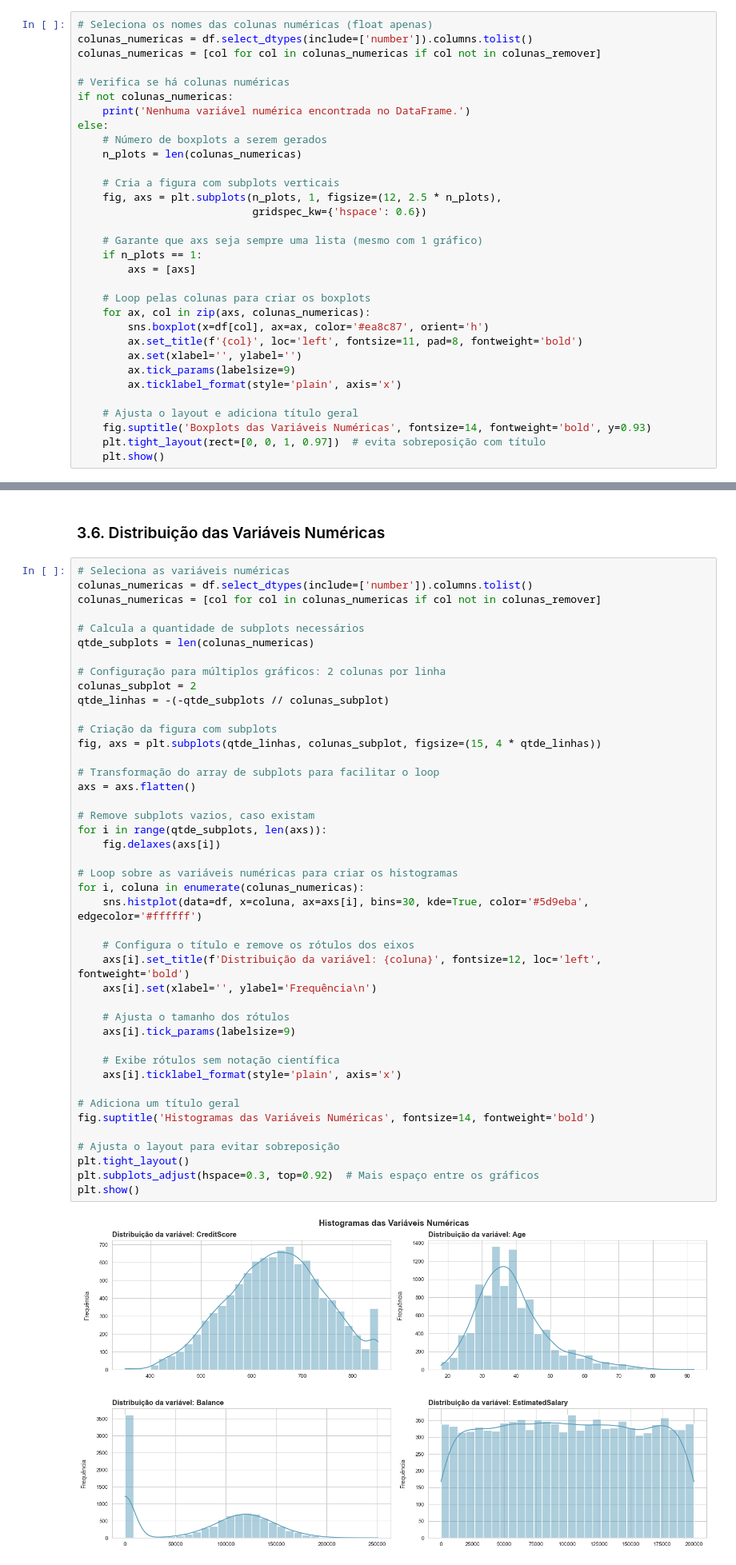
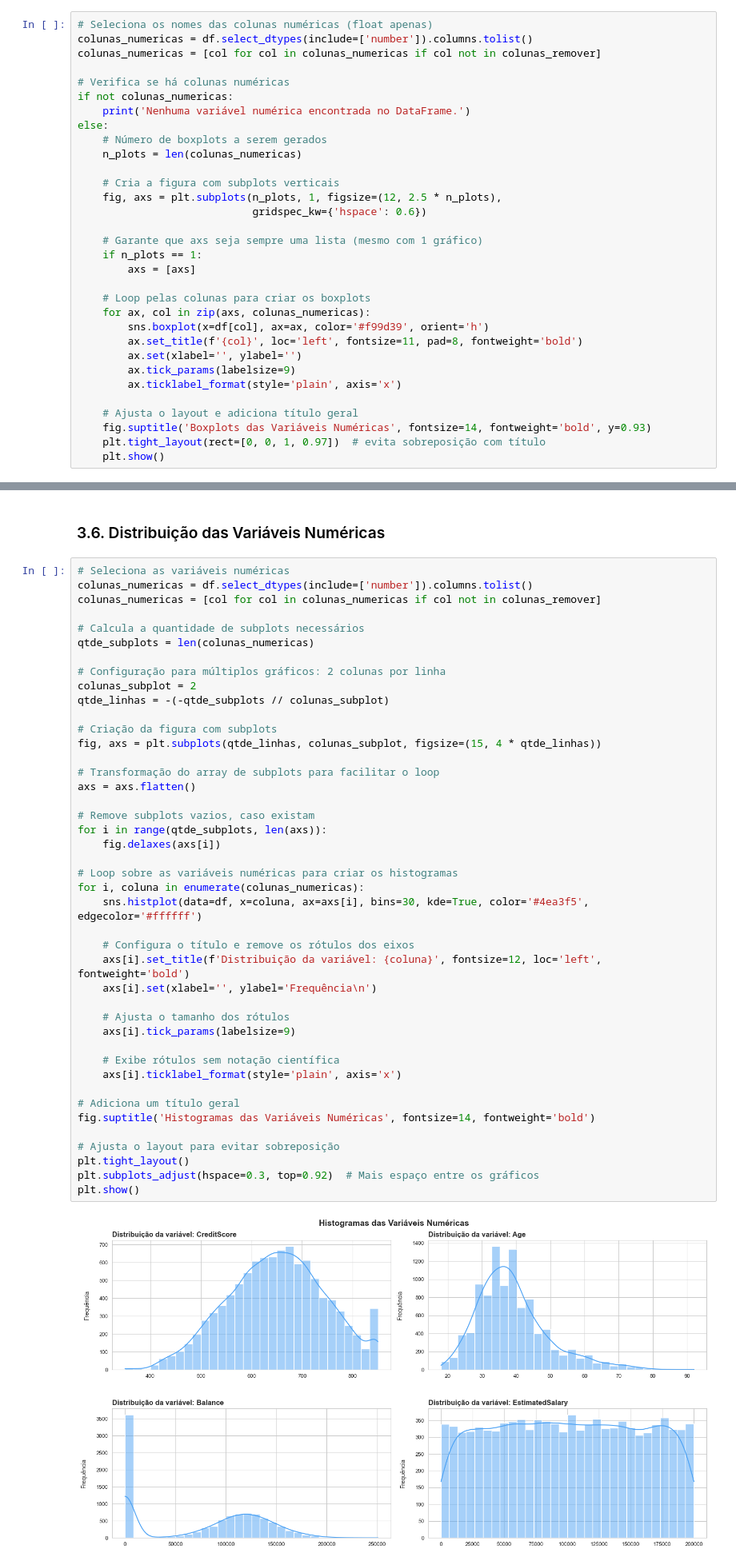
Before and after one commit to emso-exe/Churn_clientes_de_banco, a Jupyter notebook: notebooks/001_analise_exploratoria.ipynb, the cells around one changed output, grey strips where cells are left out. Shown at 80% size. Saved outputs shown, nothing was run; the diff lists cells and outputs as text.

```diff
--- a/notebooks/001_analise_exploratoria.ipynb
+++ b/notebooks/001_analise_exploratoria.ipynb
@@ -187,7 +197,7 @@ else:
 
     # Loop pelas colunas para criar os boxplots
     for ax, col in zip(axs, colunas_numericas):
-        sns.boxplot(x=df[col], ax=ax, color='#ea8c87', orient='h')
+        sns.boxplot(x=df[col], ax=ax, color='#f99d39', orient='h')
         ax.set_title(f'{col}', loc='left', fontsize=11, pad=8, fontweight='bold')
         ax.set(xlabel='', ylabel='')
         ax.tick_params(labelsize=9)
@@ -300,35 +310,35 @@ qtde_linhas = -(-qtde_subplots // colunas_subplot)
 fig, axs = plt.subplots(qtde_linhas, colunas_subplot, figsize=(15, 4 * qtde_linhas))
 
 # Transformação do array de subplots para facilitar o loop
 axs = axs.flatten()
 
 # Remove subplots vazios, caso existam
 for i in range(qtde_subplots, len(axs)):
     fig.delaxes(axs[i])
 
 # Loop sobre as variáveis numéricas para criar os histogramas
 for i, coluna in enumerate(colunas_numericas):
-    sns.histplot(data=df, x=coluna, ax=axs[i], bins=30, kde=True, color='#5d9eba', edgecolor='#ffffff')
+    sns.histplot(data=df, x=coluna, ax=axs[i], bins=30, kde=True, color='#4ea3f5', edgecolor='#ffffff')
 
     # Configura o título e remove os rótulos dos eixos
     axs[i].set_title(f'Distribuição da variável: {coluna}', fontsize=12, loc='left', fontweight='bold')
     axs[i].set(xlabel='', ylabel='Frequência\n')
 
     # Ajusta o tamanho dos rótulos
     axs[i].tick_params(labelsize=9)
 
     # Exibe rótulos sem notação científica
     axs[i].ticklabel_format(style='plain', axis='x')
 
 # Adiciona um título geral
 fig.suptitle('Histogramas das Variáveis Numéricas', fontsize=14, fontweight='bold')
 
 # Ajusta o layout para evitar sobreposição
 plt.tight_layout()
 plt.subplots_adjust(hspace=0.3, top=0.92)  # Mais espaço entre os gráficos
 plt.show()
 # %% [output]
-[figure, old version]
+[figure, new version]
 # %% [markdown]
 
 ---
```
Also changed, not shown: parts of 18 cells of this notebook.
